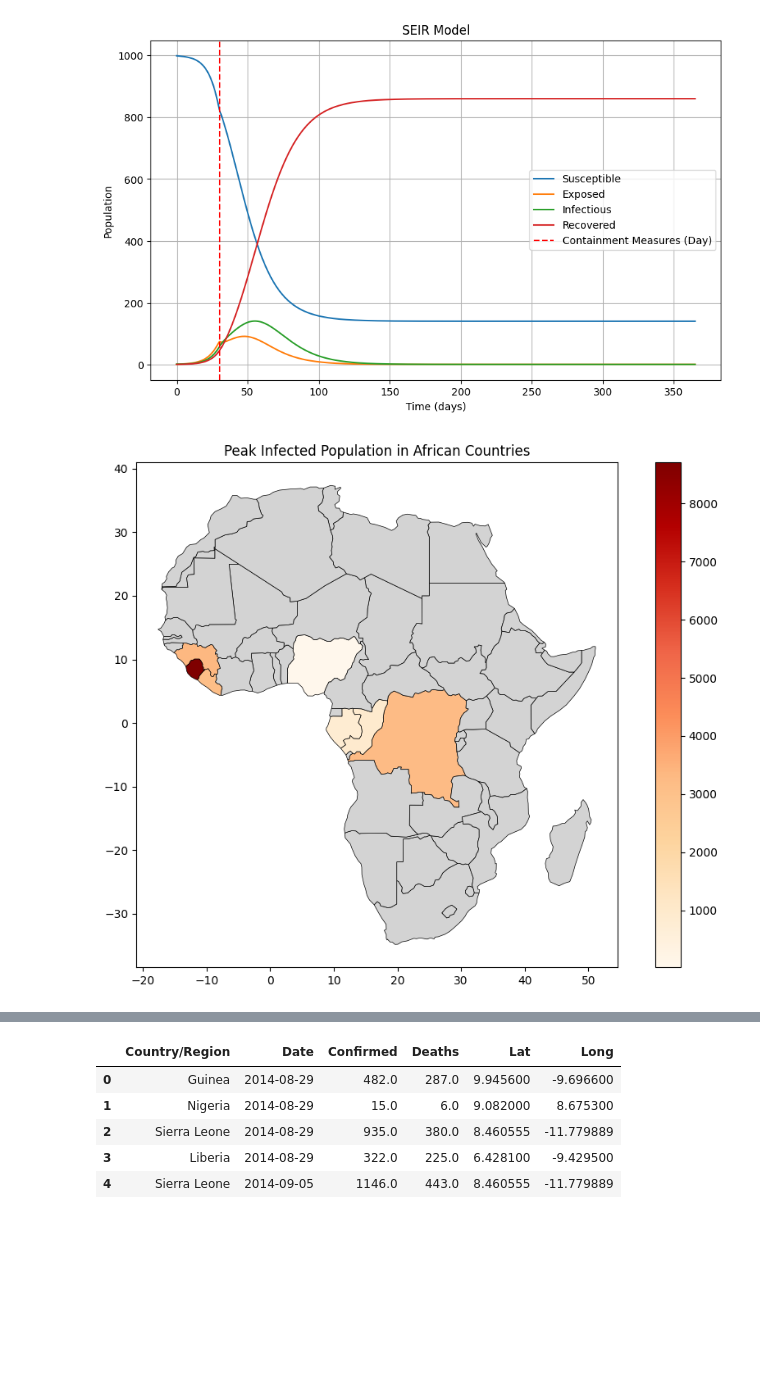
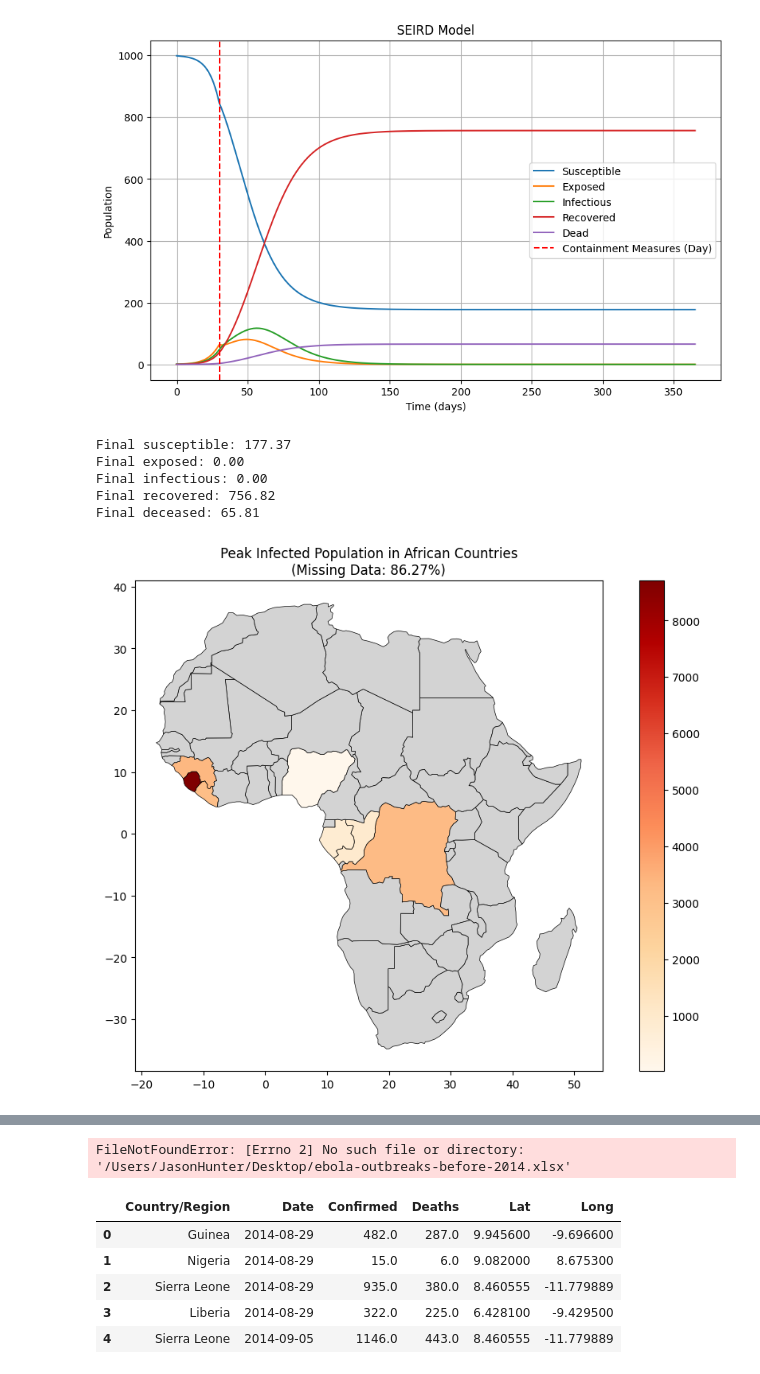
Before and after one commit to JasonHunter95/Ebola-Project, a Jupyter notebook: EbolaModel.ipynb, the cells around one changed output, grey strips where cells are left out. Drawn from its saved outputs; the diff is of its cells as text; code cells hidden in the pictures; blank space fills up the shorter version.

Commit message:
updated model and added more graphs

```diff
--- a/EbolaModel.ipynb
+++ b/EbolaModel.ipynb
@@ -6,43 +6,48 @@ import matplotlib.pyplot as plt
 import seaborn as sns
 
 # Define the SEIR model
-def seir_model(y, t, N, beta, sigma, gamma, healthcare_quality, containment_effectiveness, time_of_containment):
-    S, E, I, R = y
+def seird_model(y, t, N, beta, sigma, gamma, delta, healthcare_quality, containment_effectiveness, time_of_containment):
+    S, E, I, R, D = y
     if t > time_of_containment:
         beta = beta * containment_effectiveness
+    else:
+        beta
 
     gamma = gamma * (1 + healthcare_quality)
 
     # differential equations
     dSdt = -beta * S * I / N
     dEdt = beta * S * I / N - sigma * E
-    dIdt = sigma * E - gamma * I
+    dIdt = sigma * E - gamma * I - delta * I
     dRdt = gamma * I
-    return dSdt, dEdt, dIdt, dRdt
+    dDdt = delta * I
+    return dSdt, dEdt, dIdt, dRdt, dDdt
 
 # Initial conditions
 N = 1000  # Total population
 I0 = 1         # Initial number of infected individuals
 E0 = 0         # Initial number of exposed individuals
 R0 = 0         # Initial number of recovered individuals
+D0 = 0       # Initial dead population
 S0 = N - I0 - E0 - R0  # Initial number of susceptible individuals
-y0 = S0, E0, I0, R0
+y0 = S0, E0, I0, R0, D0
 
 # Parameters
 beta = 0.5     # Transmission rate
 sigma = 1/5.2  # Progression rate (incubation period ~5.2 days)
 gamma = 1/10   # Recovery rate (infectious period ~10 days)
+delta = 0.01  # Death rate
 
-healthcare_quality = 0.15
-containment_effectiveness = 0.5
+healthcare_quality = 0.15 # buffs gamma by some scalar value between 0 and 1 (0 = no healthcare, 1 = perfect healthcare)
+containment_effectiveness = 0.5 # debuffs beta by some scalar value between 0 and 1 (0 = perfect containment, 1 = no containment)
 time_of_containment = 30
 
 # Time grid (days)
 t = np.linspace(0, 365, 365)
 
 # Solve the differential equations
-solution = odeint(seir_model, y0, t, args=(N, beta, sigma, gamma, healthcare_quality, containment_effectiveness, time_of_containment))
-S, E, I, R = solution.T
+solution = odeint(seird_model, y0, t, args=(N, beta, sigma, gamma, delta, healthcare_quality, containment_effectiveness, time_of_containment))
+S, E, I, R, D = solution.T
 
 # Plot the results
 plt.figure(figsize=(10, 6))
@@ -50,56 +55,81 @@ plt.plot(t, S, label='Susceptible')
 plt.plot(t, E, label='Exposed')
 plt.plot(t, I, label='Infectious')
 plt.plot(t, R, label='Recovered')
+plt.plot(t, D, label='Dead')
 plt.axvline(x=time_of_containment, color='r', linestyle='--', label='Containment Measures (Day)')
 plt.xlabel('Time (days)')
 plt.ylabel('Population')
 plt.legend()
-plt.title('SEIR Model')
+plt.title('SEIRD Model')
 plt.grid()
 plt.show()
+
+# checking that the final values still sum to N (total population)
+total_population = S + E + I + R + D
+assert np.allclose(total_population, N), "Population is not conserved!"
+
+# displaying the final values for each piece of the model
+print(f"Final susceptible: {S[-1]:.2f}")
+print(f"Final exposed: {E[-1]:.2f}")
+print(f"Final infectious: {I[-1]:.2f}")
+print(f"Final recovered: {R[-1]:.2f}")
+print(f"Final deceased: {D[-1]:.2f}")
 # %% [output]
-[figure, old version]
+[figure, new version]
+Final susceptible: 177.37
+Final exposed: 0.00
+Final infectious: 0.00
+Final recovered: 756.82
+Final deceased: 65.81
 # %%
 import folium
 import pandas as pd
 import geopandas as gpd
 import matplotlib.pyplot as plt
+from branca.colormap import linear
 
 # Load the shapefile into a GeoDataFrame
-world = gpd.read_file("/Users/JasonHunter/Desktop/ne_110m_admin_0_countries/ne_110m_admin_0_countries.shp")
+world = gpd.read_file("ne_110m_admin_0_countries.shp")
 
 # Load in the city data
-cities = gpd.read_file("/Users/JasonHunter/Desktop/ne_110m_populated_places/ne_110m_populated_places.shp")
+# cities = gpd.read_file("/Users/JasonHunter/Desktop/ne_110m_populated_places/ne_110m_populated_places.shp")
 
 
 # Filter out only African countries
 africa = world[world['CONTINENT'] == 'Africa']
-cities = cities[cities['ADM0NAME'].isin(africa['ADMIN'])]
+# cities = cities[cities['ADM0NAME'].isin(africa['ADMIN'])]
 # print(cities.head())
-cities_grouped = cities.groupby('NAME')['geometry'].apply(lambda x: x.values.tolist()).reset_index()
+# cities_grouped = cities.groupby('NAME')['geometry'].apply(lambda x: x.values.tolist()).reset_index()
 # print(cities_grouped.head())
 
 
 
 # Check the structure of the GeoDataFrame
 # print(africa.head())
 
 seir_results = pd.DataFrame({
     'ADMIN': ['Nigeria', 'Guinea', 'Sierra Leone', 'Liberia', 'Democratic Republic of the Congo', 'Gabon', 'Republic of the Congo'],  # Relevant countries
     'peak_infected': [19, 3351, 8704, 3153, 3250, 807, 950], # these numbers are from the dataset, but also some are from wikipedia
 
 })
 
 # Merge SEIR results with GeoDataFrame
 africa = africa.merge(seir_results, on='ADMIN', how='left')
 
+missing_count = africa['peak_infected'].isna().sum()
+# print(missing_count)
+total_count = len(africa)
+# print(total_count)
+missing_percentage = (missing_count / total_count) * 100
 
 # Plot the map, coloring countries by peak infected
 africa.plot(column='peak_infected', cmap='OrRd', legend=True, figsize=(12, 8), missing_kwds={'color': 'lightgrey'}, edgecolor='black', linewidth=0.5)
-plt.title('Peak Infected Population in African Countries')
+# plt.title('Peak Infected Population in African Countries')
+plt.title(f'Peak Infected Population in African Countries\n(Missing Data: {missing_percentage:.2f}%)')
+
 plt.show()
 # %% [output]
-[figure, old version]
+[figure, new version]
 # %%
 africa_json = africa.to_crs(epsg=4326).to_json() # epsg=4326 is the WGS84 coordinate system
 
@@ -125,9 +202,11 @@ m
 # %% [output]
 [interactive output not drawn]
 # %%
-# file_path = '/Users/JasonHunter/Desktop/ebola-outbreaks-before-2014.xlsx'
-# df = pd.read_excel(file_path)
-# df.head(5)
+file_path = '/Users/JasonHunter/Desktop/ebola-outbreaks-before-2014.xlsx'
+df = pd.read_excel(file_path)
+df.head(5)
+# %% [output]
+FileNotFoundError: [Errno 2] No such file or directory: '/Users/JasonHunter/Desktop/ebola-outbreaks-before-2014.xlsx'
 # %%
 ebola_data = pd.read_csv("pandemic_ebola_dataset.csv")
 ebola_data.head(5)
```
Also changed, not shown: parts of 3 cells of this notebook, 16 other files.
